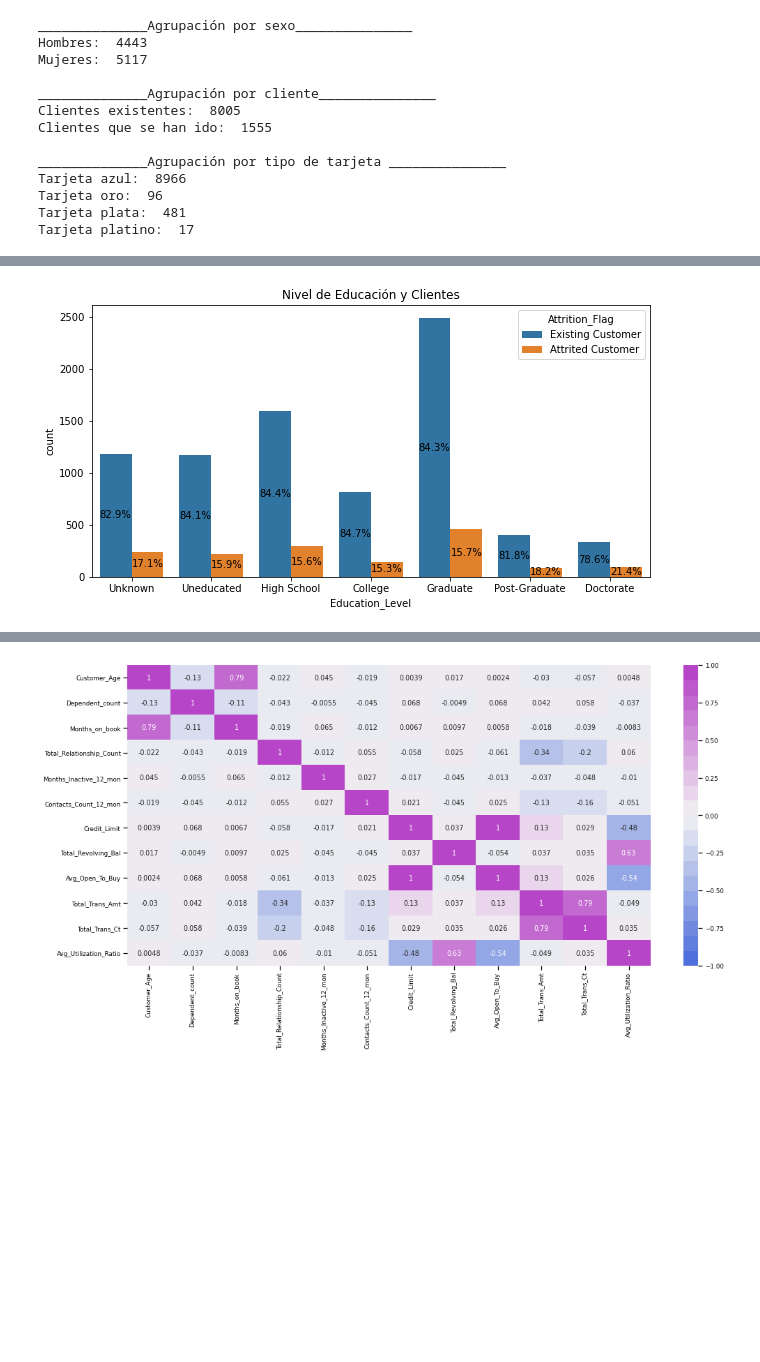
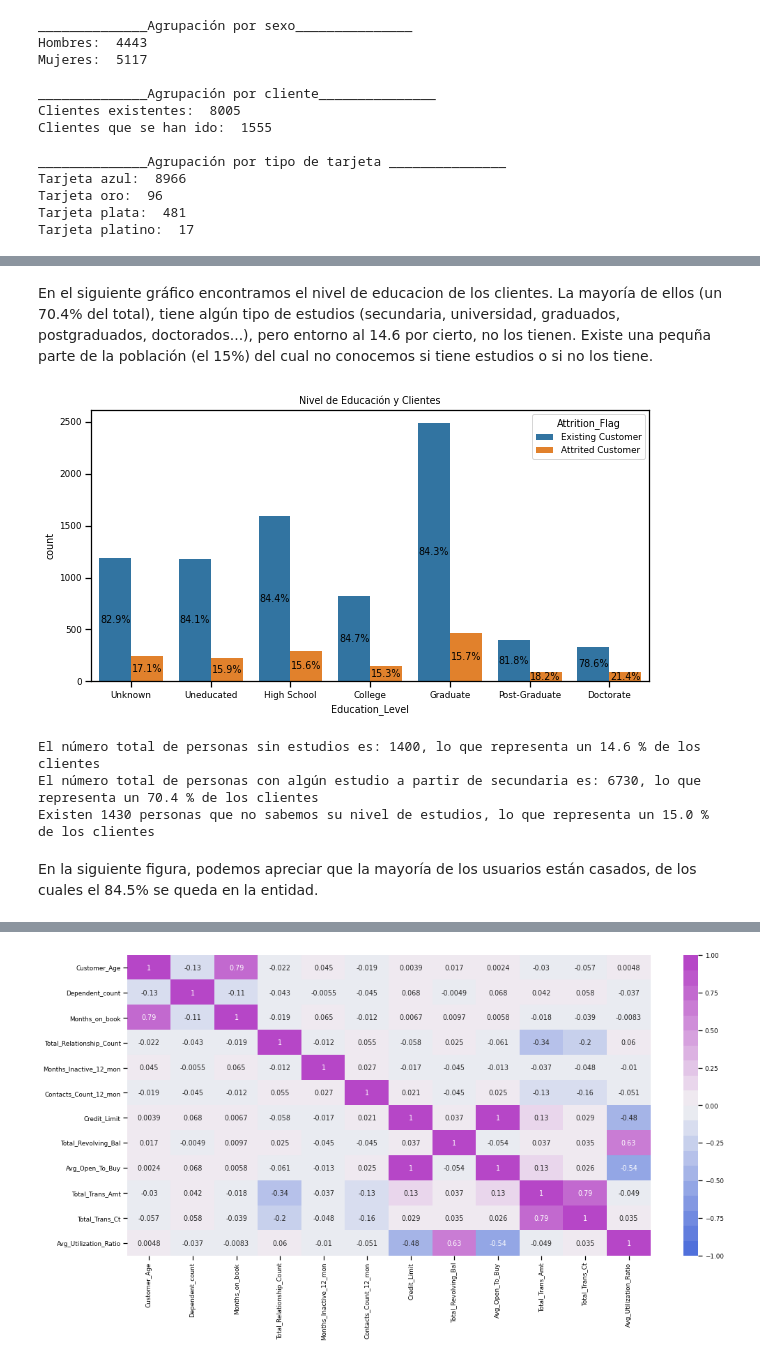
Before and after one commit to andreagonvic/Data-cleansing, a Jupyter notebook: CreditCardDataset.ipynb, the cells around one changed output, grey strips where cells are left out. Saved outputs shown, nothing was run; the diff lists cells and outputs as text; code cells hidden in the pictures; blank space fills up the shorter version.

```diff
--- a/CreditCardDataset.ipynb
+++ b/CreditCardDataset.ipynb
@@ -244,3 +246,7 @@ plt.show()
+# %% [markdown]
+En el siguiente gráfico encontramos el nivel de educacion de los clientes.
+La mayoría de ellos (un 70.4% del total), tiene algún tipo de estudios (secundaria, universidad, graduados, postgraduados, doctorados...), pero entorno al 14.6 por cierto, no los tienen.
+Existe una pequña parte de la población (el 15%) del cual no conocemos si tiene estudios o si no los tiene.
 # %%
 plt.figure(figsize=(10,5))
 plot=sns.countplot(x=datos_cleaned.Education_Level,hue=datos_cleaned.Attrition_Flag,
@@ -250,34 +256,44 @@ plt.title("Nivel de Educación y Clientes")
 total_Unknown = len(datos_cleaned[datos_cleaned['Education_Level'] == "Unknown"])
 total_Uneducated = len(datos_cleaned[datos_cleaned['Education_Level'] == "Uneducated"])
 total_High_School = len(datos_cleaned[datos_cleaned['Education_Level'] == "High School"])
 total_College = len(datos_cleaned[datos_cleaned['Education_Level'] == "College"])
 total_Graduate = len(datos_cleaned[datos_cleaned['Education_Level'] == "Graduate"])
 total_Post_Graduate = len(datos_cleaned[datos_cleaned['Education_Level'] == "Post-Graduate"])
 total_Doctorate = len(datos_cleaned[datos_cleaned['Education_Level'] == "Doctorate"])
 i = 0
 for p in plot.patches:
     if (i == 0 or i == 7):
         percentage = '{:.1f}%'.format(100 * p.get_height()/total_Unknown)
     elif (i == 1 or i == 8):
         percentage = '{:.1f}%'.format(100 * p.get_height()/total_Uneducated)
     elif (i == 2 or i == 9):
         percentage = '{:.1f}%'.format(100 * p.get_height()/total_High_School)
     elif (i == 3 or i == 10):
         percentage = '{:.1f}%'.format(100 * p.get_height()/total_College)
     elif (i == 4 or i == 11):
         percentage = '{:.1f}%'.format(100 * p.get_height()/total_Graduate)
     elif (i == 5 or i == 12):
         percentage = '{:.1f}%'.format(100 * p.get_height()/total_Post_Graduate)
     else:
         percentage = '{:.1f}%'.format(100 * p.get_height()/total_Doctorate)
     x = p.get_x() + p.get_width()/2
     y = p.get_y() + p.get_height()/2
     plot.annotate(percentage, (x, y), horizontalalignment='center', verticalalignment='center')
     i+=1
 
 plt.show()
+total_clientes=len(datos_cleaned['Education_Level'])
+suma=total_High_School+total_College+total_Graduate+total_Post_Graduate+total_Doctorate
+print("El número total de personas sin estudios es: {}, lo que representa un {:.1f} % de los clientes".format(total_Uneducated,total_Uneducated*100/total_clientes))
+print("El número total de personas con algún estudio a partir de secundaria es: {}, lo que representa un {:.1f} % de los clientes".format(suma,suma*100/total_clientes))
+print("Existen {} personas que no sabemos su nivel de estudios, lo que representa un {:.1f} % de los clientes".format(total_Unknown,total_Unknown*100/total_clientes))
 # %% [output]
-[figure, old version]
+[figure, new version]
+El número total de personas sin estudios es: 1400, lo que representa un 14.6 % de los clientes
+El número total de personas con algún estudio a partir de secundaria es: 6730, lo que representa un 70.4 % de los clientes
+Existen 1430 personas que no sabemos su nivel de estudios, lo que representa un 15.0 % de los clientes
+# %% [markdown]
+En la siguiente figura, podemos apreciar que la mayoría de los usuarios están casados, de los cuales el 84.5% se queda en la entidad.
 # %%
 plt.figure(figsize=(10,5))
 plot=sns.countplot(x=datos_cleaned.Marital_Status,hue=datos_cleaned.Attrition_Flag,
```
Also changed, not shown: parts of 27 cells of this notebook.
